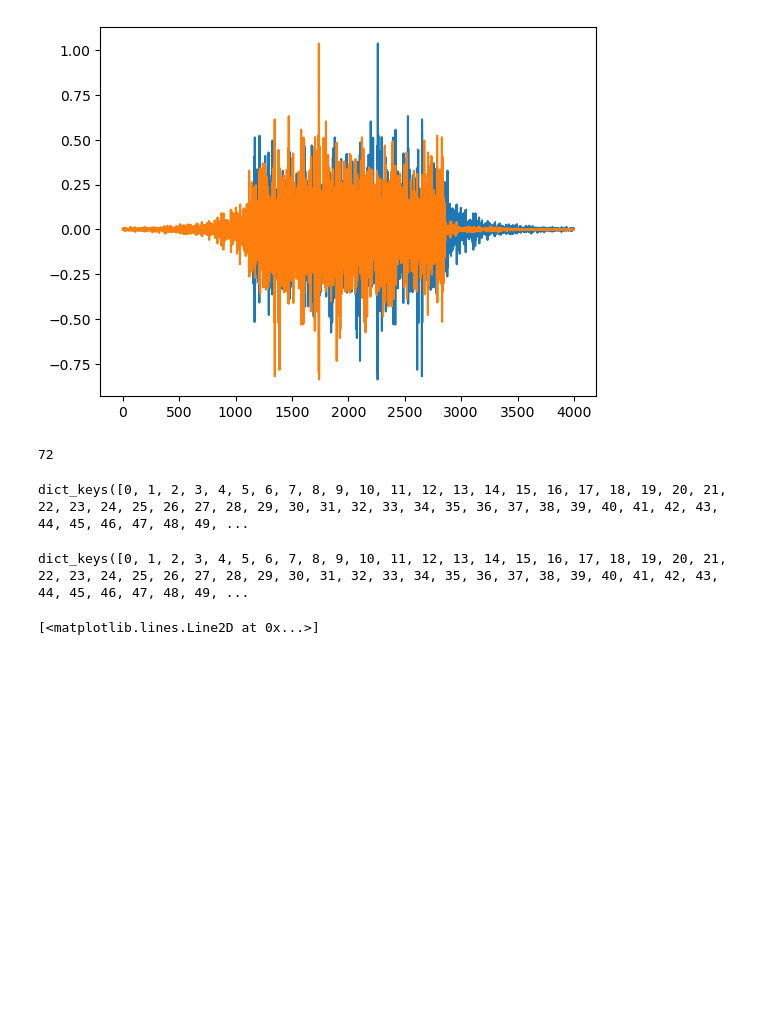
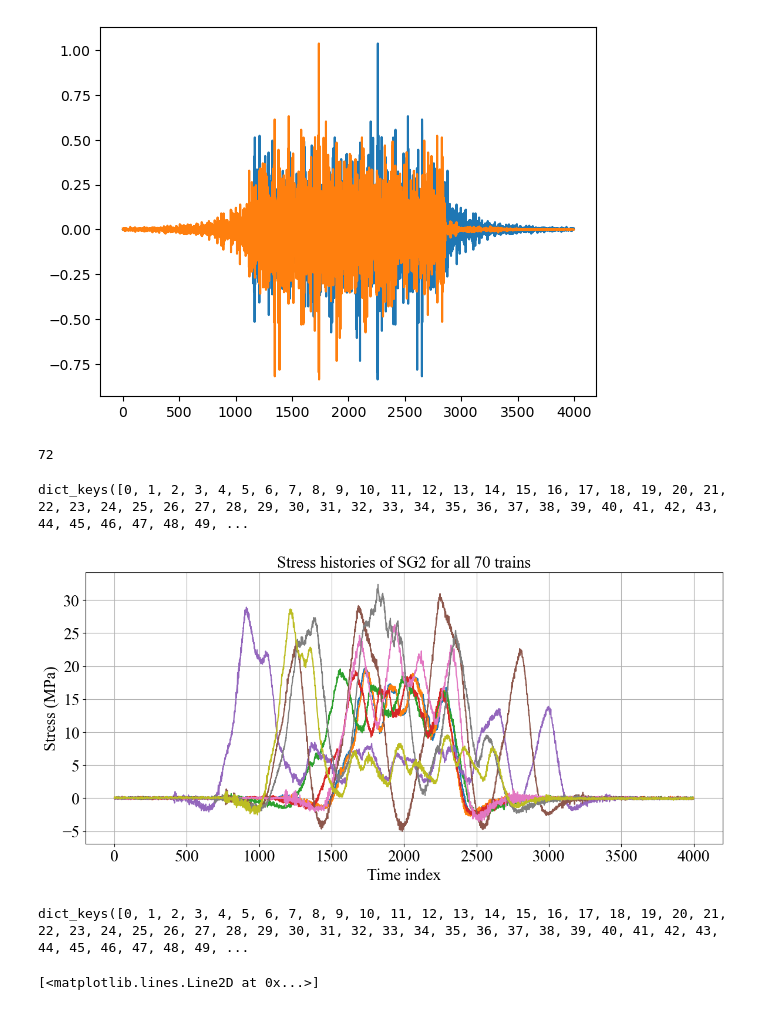
Before and after one commit to Kevinsvip888/Vib2strssNet, a Jupyter notebook: notebooks/02_German_brdige.ipynb, the cells around one changed output. Drawn from its saved outputs; the diff is of its cells as text; code cells hidden in the pictures; blank space fills up the shorter version.

```diff
--- a/notebooks/02_German_brdige.ipynb
+++ b/notebooks/02_German_brdige.ipynb
@@ -646,8 +453,8 @@ plt.show()
 # %%
 # plot all sg3 signal in one figure
 plt.figure(figsize=(14, 6))
-for i in range(len(ind)):
-    plt.plot(data_dict[i]['SG3'], label=f'Index {ind[i]}')
+for i in range(len(file_list)):
+    plt.plot(data_dict[i]['SG3'], label=f'Index {file_list[i]}')
 #plt.legend()
 plt.title("Stress histories of " + data_dict[0].columns[3] + " for all 70 trains", fontsize=20, fontname = 'Times New Roman')
 plt.xlabel("Time index", fontsize=20, fontname = 'Times New Roman')
@@ -661,11 +468,3 @@ plt.grid(True)
 plt.show()
 # %% [output]
 [figure]
-# %%
-# save all data in the data_dict to a csv file
-for i in range(len(ind)):
-    data_dict[i].to_csv('data_dict_' + str(i) + '.csv', index=False)
-    # save the data_dict[i] to a csv file
-    #data_dict[i].to_csv('data_dict_' + str(i) + '.csv', index=False)
-    # save the data_dict[i] to a csv file
-    #data_dict[i].to_csv('data_dict_' + str(i) + '.csv', index=False)
@@ -674,13 +471,3 @@ for i in range(len(ind)):
-# %%
-# read all csv file in the folder Vänersborg Bridge
-# and save them in a dictionary called data_dict
-data_dict = {}
-for i in range(len(ind)):
-    data_dict[i] = pd.read_csv('data_dict_' + str(i) + '.csv')
-    # delete the first 1000 data points and the last 1000 data points
-    data_dict[i] = data_dict[i].iloc[1500:-1500]
-    # Reset the index
-    data_dict[i] = data_dict[i].reset_index(drop=True)
 # %% [markdown]
 ## Data augmentation
 # %%
@@ -707,6 +494,24 @@ data_dict[len(data_dict.keys())] = 0
 data_dict.keys()
 # %% [output]
 dict_keys([0, 1, 2, 3, 4, 5, 6, 7, 8, 9, 10, 11, 12, 13, 14, 15, 16, 17, 18, 19, 20, 21, 22, 23, 24, 25, 26, 27, 28, 29, 30, 31, 32, 33, 34, 35, 36, 37, 38, 39, 40, 41, 42, 43, 44, 45, 46, 47, 48, 49, ...
+# %%
+# plot all sg3 signal in one figure
+plt.figure(figsize=(14, 6))
+for i in range(9):
+    plt.plot(data_dict[i]['SG3'], label=f'Index {file_list[i]}')
+#plt.legend()
+plt.title("Stress histories of " + data_dict[0].columns[3] + " for all 70 trains", fontsize=20, fontname = 'Times New Roman')
+plt.xlabel("Time index", fontsize=20, fontname = 'Times New Roman')
+plt.ylabel("Stress (MPa)", fontsize=20, fontname = 'Times New Roman')
+# set the x-axis and y-axis label font size and font type to new roman
+
+plt.xticks(fontsize=20, fontname = 'Times New Roman')
+plt.yticks(fontsize=20, fontname = 'Times New Roman')
+
+plt.grid(True)
+plt.show()
+# %% [output]
+[figure, added]
 # %%
 
 
```
Also changed, not shown: parts of 45 cells of this notebook, 5 other files.
